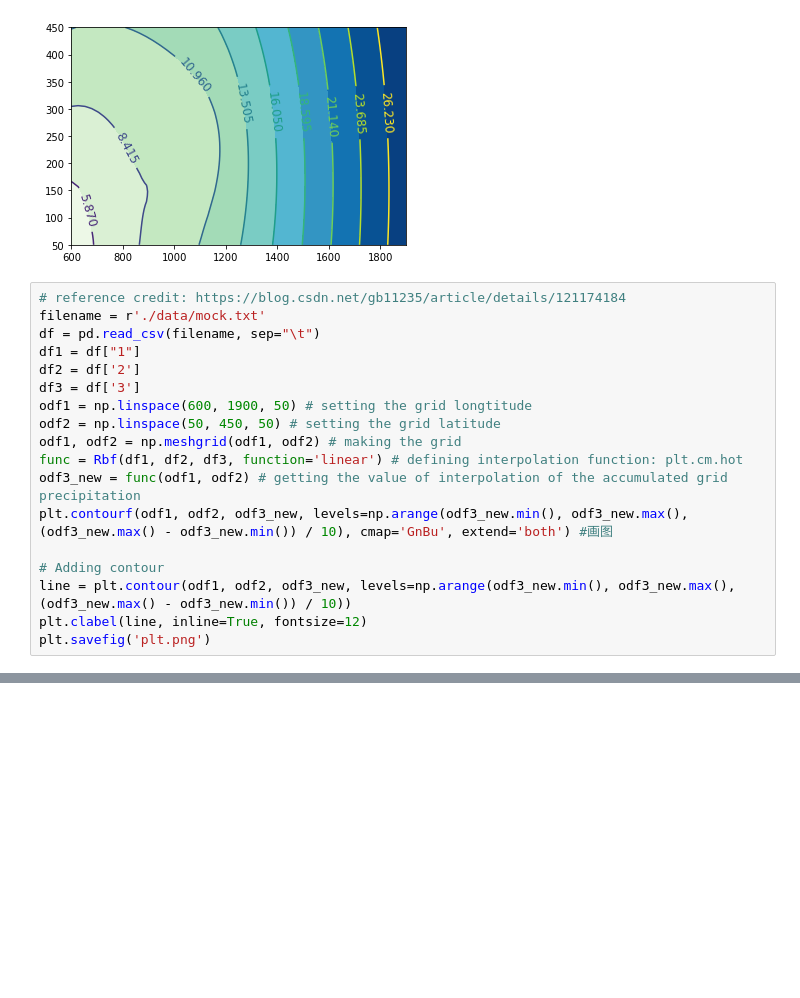
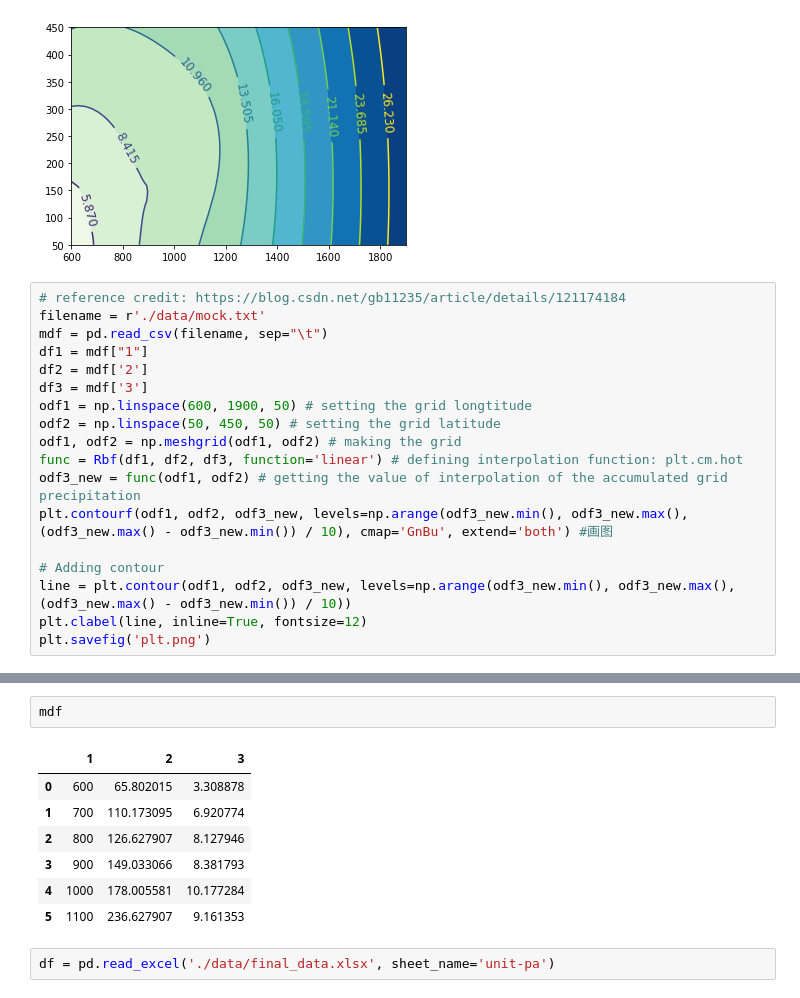
Before and after one commit to shinbutou/tsinghua_hcira, a Jupyter notebook: Earbuds/contour_plotter.ipynb, the cells around one changed output, grey strips where cells are left out. Drawn from its saved outputs; the diff is of its cells as text; blank space fills up the shorter version.

Commit message:
finishing data preparation

```diff
--- a/Earbuds/contour_plotter.ipynb
+++ b/Earbuds/contour_plotter.ipynb
@@ -9,10 +9,10 @@ from scipy.interpolate import Rbf
 # %%
 # reference credit: https://blog.csdn.net/gb11235/article/details/121174184
 filename = r'./data/mock.txt'
-df = pd.read_csv(filename, sep="\t")
-df1 = df["1"]
-df2 = df['2']
-df3 = df['3']
+mdf = pd.read_csv(filename, sep="\t")
+df1 = mdf["1"]
+df2 = mdf['2']
+df3 = mdf['3']
 odf1 = np.linspace(600, 1900, 50) # setting the grid longtitude
 odf2 = np.linspace(50, 450, 50) # setting the grid latitude
 odf1, odf2 = np.meshgrid(odf1, odf2) # making the grid
@@ -26,0 +29,12 @@ plt.savefig('plt.png')
+# %%
+mdf
+# %% [output]
+|  | 1 | 2 | 3 |
+| 0 | 600 | 65.802015 | 3.308878 |
+| 1 | 700 | 110.173095 | 6.920774 |
+| 2 | 800 | 126.627907 | 8.127946 |
+| 3 | 900 | 149.033066 | 8.381793 |
+| 4 | 1000 | 178.005581 | 10.177284 |
+| 5 | 1100 | 236.627907 | 9.161353 |
+# %%
+df = pd.read_excel('./data/final_data.xlsx', sheet_name='unit-pa')
```
Also changed, not shown: parts of 4 cells of this notebook.
